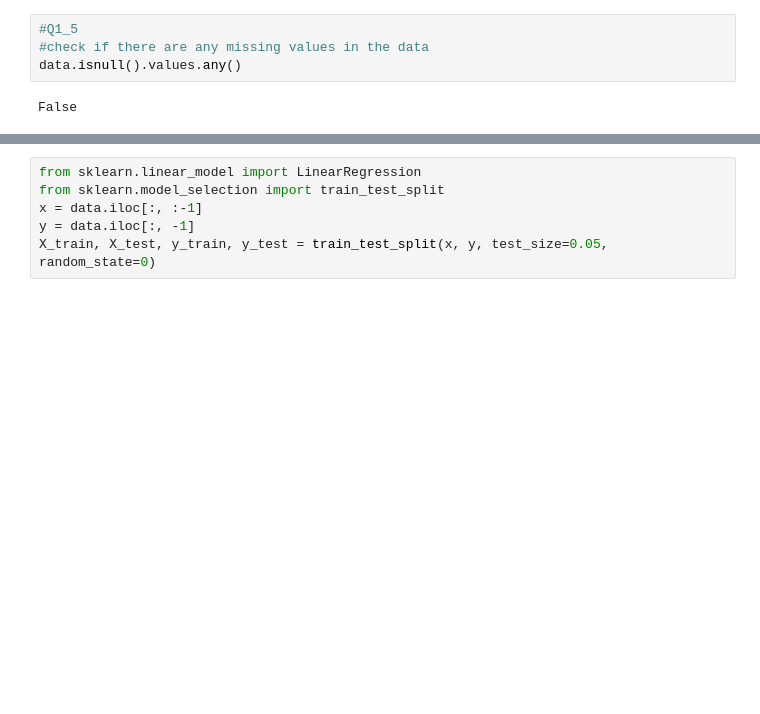
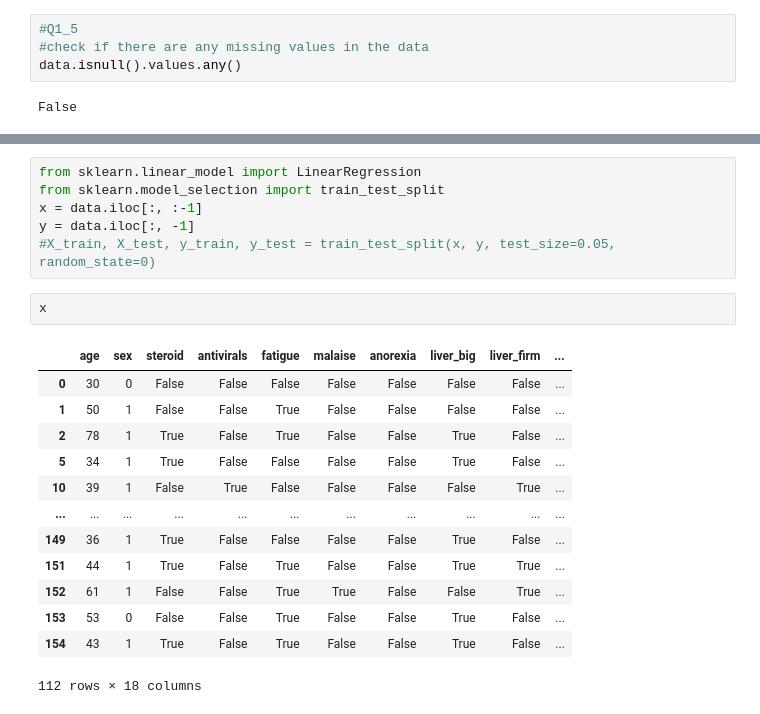
Before and after one commit to Ha-ri-ka/MIT-labs-ai-ml, a Jupyter notebook: 5th Semester/Machine Learning Lab/week3/week3_questions.ipynb, the cells around one changed output, grey strips where cells are left out. Saved outputs shown, nothing was run; the diff lists cells and outputs as text; blank space fills up the shorter version.

```diff
--- a/5th Semester/Machine Learning Lab/week3/week3_questions.ipynb
+++ b/5th Semester/Machine Learning Lab/week3/week3_questions.ipynb
@@ -181,4 +169,20 @@ from sklearn.linear_model import LinearRegression
 from sklearn.model_selection import train_test_split
 x = data.iloc[:, :-1]
 y = data.iloc[:, -1]
-X_train, X_test, y_train, y_test = train_test_split(x, y, test_size=0.05, random_state=0)
+#X_train, X_test, y_train, y_test = train_test_split(x, y, test_size=0.05, random_state=0)
+# %%
+x
+# %% [output]
+|  | age | sex | steroid | antivirals | fatigue | malaise | anorexia | liver_big | liver_firm | ... |
+| 0 | 30 | 0 | False | False | False | False | False | False | False | ... |
+| 1 | 50 | 1 | False | False | True | False | False | False | False | ... |
+| 2 | 78 | 1 | True | False | True | False | False | True | False | ... |
+| 5 | 34 | 1 | True | False | False | False | False | True | False | ... |
+| 10 | 39 | 1 | False | True | False | False | False | False | True | ... |
+| ... | ... | ... | ... | ... | ... | ... | ... | ... | ... | ... |
+| 149 | 36 | 1 | True | False | False | False | False | True | False | ... |
+| 151 | 44 | 1 | True | False | True | False | False | True | True | ... |
+| 152 | 61 | 1 | False | False | True | True | False | False | True | ... |
+| 153 | 53 | 0 | False | False | True | False | False | True | False | ... |
+| 154 | 43 | 1 | True | False | True | False | False | True | False | ... |
+112 rows × 18 columns
```
Also changed, not shown: parts of 15 cells of this notebook, 3 other files.
